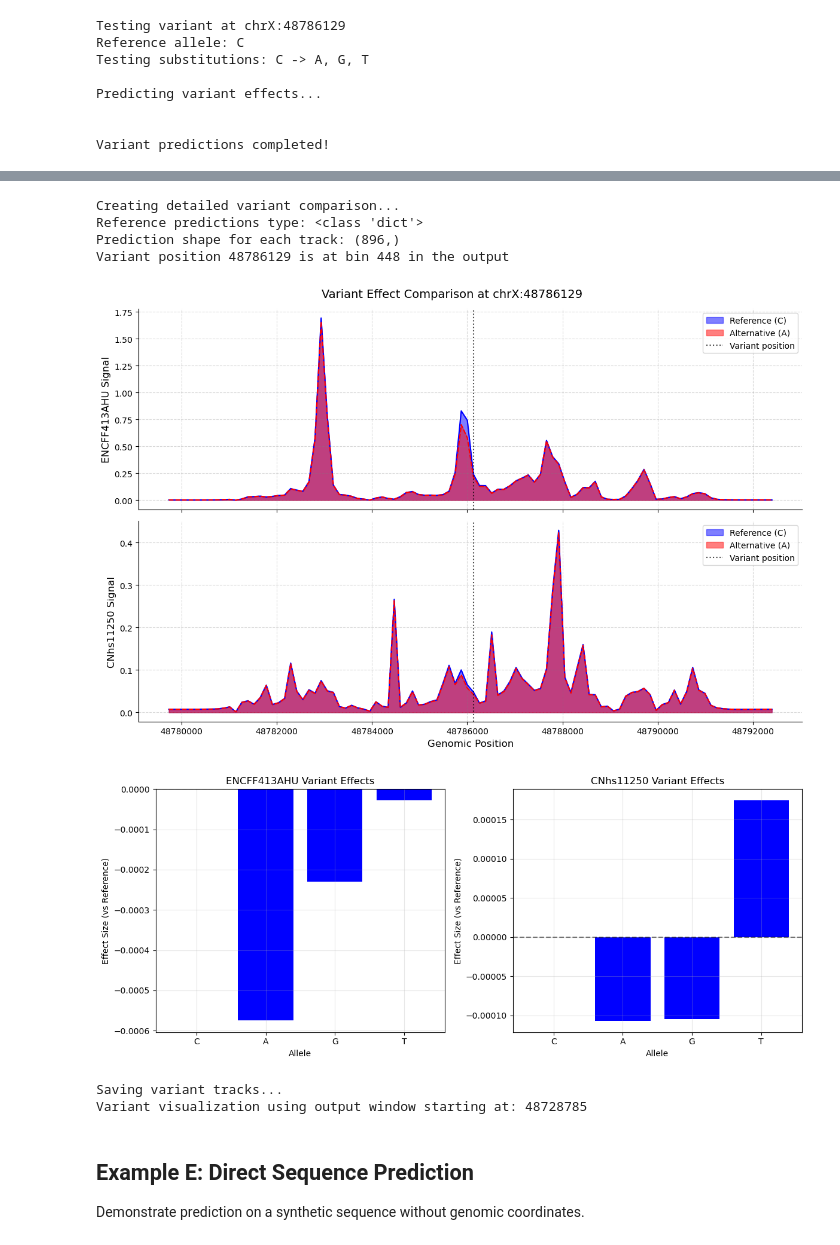
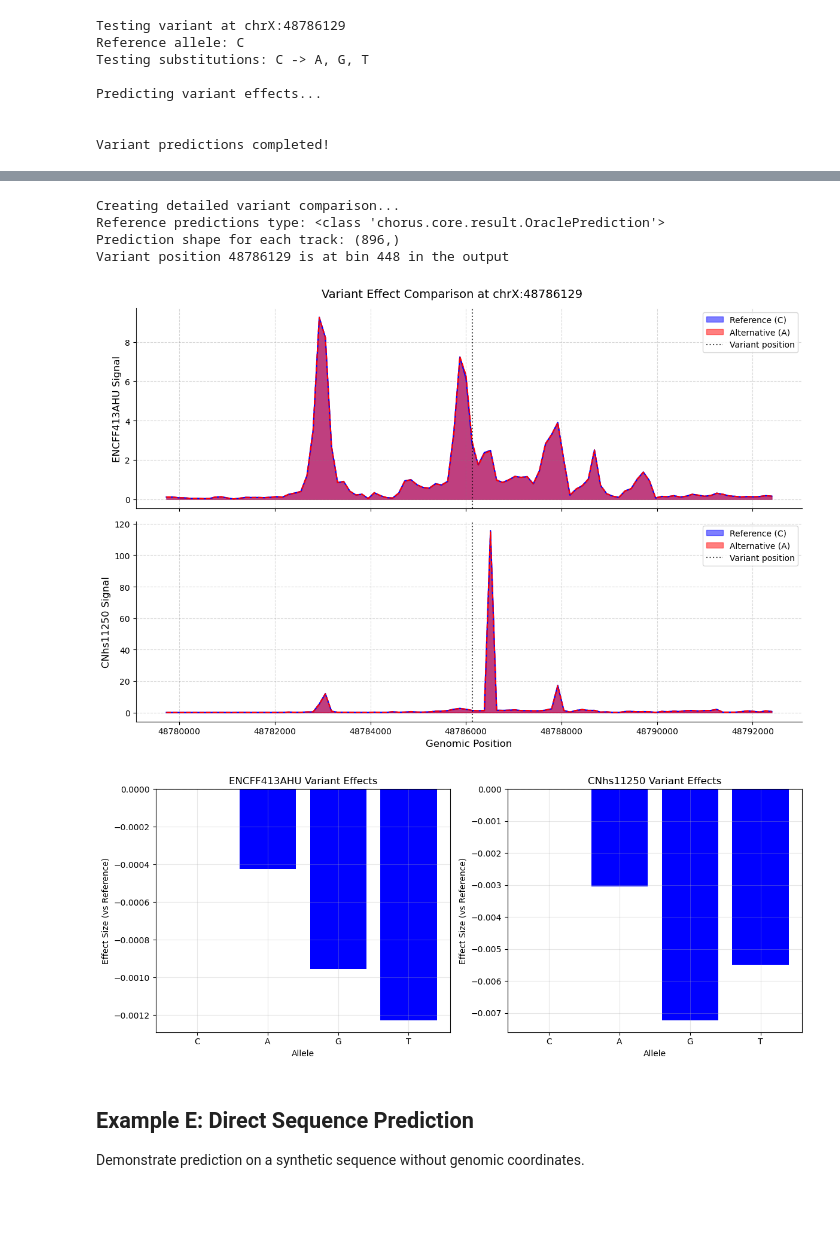
Before and after one commit to pinellolab/chorus, a Jupyter notebook: examples/gata1_comprehensive_analysis.ipynb, the cells around one changed output, grey strips where cells are left out. Drawn from its saved outputs; the diff is of its cells as text; code cells hidden in the pictures; blank space fills up the shorter version.

Commit message:
Updated interval and track logic

```diff
--- a/examples/gata1_comprehensive_analysis.ipynb
+++ b/examples/gata1_comprehensive_analysis.ipynb
@@ -776,7 +731,7 @@ if isinstance(ref_predictions, dict):
 
 for track_id in track_ids:
     # Get reference signal for this track
-    ref_signal = np.mean(ref_predictions[track_id])
+    ref_signal = np.mean(ref_predictions[track_id].values)
 
     print(f"\n{track_id}:")
     print(f"  Reference ({ref_seq}) mean signal: {ref_signal:.4f}")
@@ -796,7 +751,7 @@ for track_id in track_ids:
         allele_key = f'alt_{i+1}'
         if allele_key in variant_results['predictions']:
             alt_predictions = variant_results['predictions'][allele_key]
-            alt_signal = np.mean(alt_predictions[track_id])
+            alt_signal = np.mean(alt_predictions[track_id].values)
             effect = alt_signal - ref_signal
             print(f"    {allele}: {alt_signal:.4f} (Δ = {effect:+.4f})")
 
@@ -847,7 +802,7 @@ ref_predictions = variant_results['predictions']['reference']
 print(f"Reference predictions type: {type(ref_predictions)}")
 
 # Get the shape from one of the tracks
-ref_shape = ref_predictions[track_ids[0]].shape
+ref_shape = ref_predictions[track_ids[0]].values.shape
 print(f"Prediction shape for each track: {ref_shape}")
 
 # The predictions are for the full output window (896 bins)
@@ -855,10 +810,12 @@ print(f"Prediction shape for each track: {ref_shape}")
 
 # Get the genomic coordinates of the output window
 variant_region_center = variant_pos  # Since we used a region centered on the variant
-output_start, output_end = oracle.get_output_window_coords(variant_region_center)
+track = next(iter(variant_results['predictions']['reference'].values()))
+interval = track.prediction_interval
+output_start, output_end = interval.reference.start,  interval.reference.end
 
 # Calculate where the variant falls in the output
-variant_bin = (variant_pos - output_start) // 128
+variant_bin = (variant_pos - output_start) //  track.resolution
 print(f"Variant position {variant_pos} is at bin {variant_bin} in the output")
 
 # Focus on a window around the variant
@@ -871,13 +828,13 @@ fig, axes = plt.subplots(2, 1, figsize=(12, 8), sharex=True, facecolor='white')
 
 for idx, (track_id, ax) in enumerate(zip(track_ids, axes)):
     # Plot reference - access by track_id
-    ref_values = variant_results['predictions']['reference'][track_id][window_start:window_end]
-    positions = np.arange(len(ref_values)) * 128 + output_start + window_start * 128
+    ref_values = variant_results['predictions']['reference'][track_id].values[window_start:window_end]
+    positions = np.arange(len(ref_values)) * track.resolution + output_start + window_start * track.resolution
     ax.fill_between(positions, ref_values, alpha=0.5, color='blue', label=f'Reference ({ref_seq})')
     ax.plot(positions, ref_values, color='blue', linewidth=1.5)
 
     # Plot first alternative
-    alt_values = variant_results['predictions']['alt_1'][track_id][window_start:window_end]
+    alt_values = variant_results['predictions']['alt_1'][track_id].values[window_start:window_end]
     ax.fill_between(positions, alt_values, alpha=0.5, color='red', label=f'Alternative ({alt_alleles[0]})')
     ax.plot(positions, alt_values, color='red', linewidth=1.5, linestyle='--')
 
@@ -902,69 +859,34 @@ display(fig)
 plt.close()  # Close to free memory
 # %% [output]
 Creating detailed variant comparison...
-Reference predictions type: <class 'dict'>
+Reference predictions type: <class 'chorus.core.result.OraclePrediction'>
 Prediction shape for each track: (896,)
 Variant position 48786129 is at bin 448 in the output
-[figure, old version]
+[figure, new version]
 # %%
 # Visualize variant effects as bar chart
 fig, axes = plt.subplots(1, 2, figsize=(12, 5))
 
 for idx, track_id in enumerate(track_ids):
     track_data = variant_df[variant_df['Track'] == track_id]
 
     colors = ['red' if is_ref else 'blue'
               for is_ref in track_data['Is_Reference']]
 
     axes[idx].bar(track_data['Allele'], track_data['Effect'], color=colors)
     axes[idx].axhline(y=0, color='black', linestyle='--', alpha=0.5)
     axes[idx].set_title(f"{track_id} Variant Effects")
     axes[idx].set_xlabel('Allele')
     axes[idx].set_ylabel('Effect Size (vs Reference)')
     axes[idx].grid(True, alpha=0.3)
 
 plt.tight_layout()
 # Display the figure
 from IPython.display import display
 display(fig)
 plt.close()
-
-# Save variant tracks
-print("\nSaving variant tracks...")
-
-# Save reference - predictions are already in the correct dictionary format
-ref_preds = variant_results['predictions']['reference']
-oracle.save_predictions_as_bedgraph(
-    predictions=ref_preds,
-    chrom='chrX',
-    start=variant_pos,
-    end=variant_pos,  # Single position variant
-    output_dir="bedgraph_outputs",
-    prefix=f'd_variant_{ref_seq}'
-)
-
-# Save alternatives
-for i, allele in enumerate(alt_alleles):
-    allele_key = f'alt_{i+1}'
-    if allele_key in variant_results['predictions']:
-        # Predictions are already in the correct dictionary format
-        variant_preds = variant_results['predictions'][allele_key]
-        oracle.save_predictions_as_bedgraph(
-            predictions=variant_preds,
-            chrom='chrX',
-            start=variant_pos,
-            end=variant_pos,  # Single position variant
-            output_dir="bedgraph_outputs",
-            prefix=f'd_variant_{allele}'
-        )
-
-# Get output window for visualization
-output_start, _ = oracle.get_output_window_coords(variant_pos)
-print(f"Variant visualization using output window starting at: {output_start}")
 # %% [output]
-[figure, old version]
+[figure, new version]
-Saving variant tracks...
-Variant visualization using output window starting at: 48728785
 # %% [markdown]
 ## Example E: Direct Sequence Prediction
 
```
Also changed, not shown: parts of 21 cells of this notebook, 9 other files.
